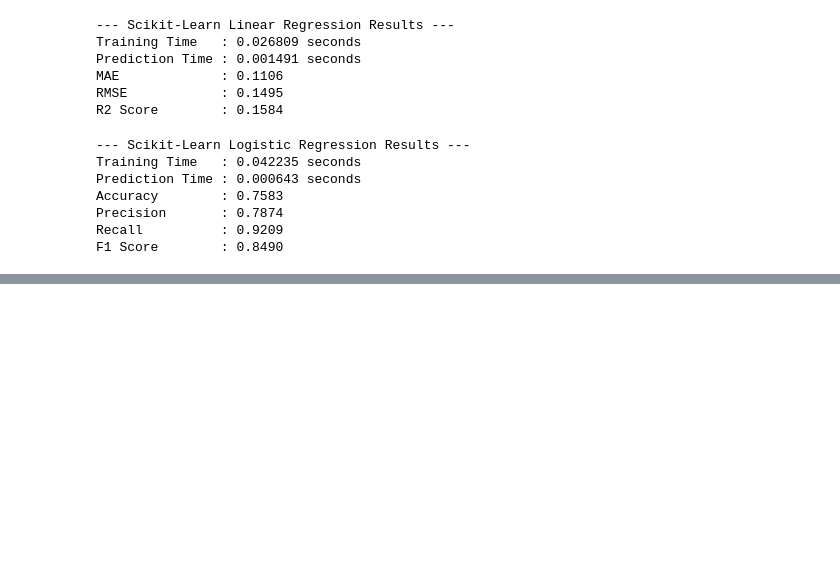
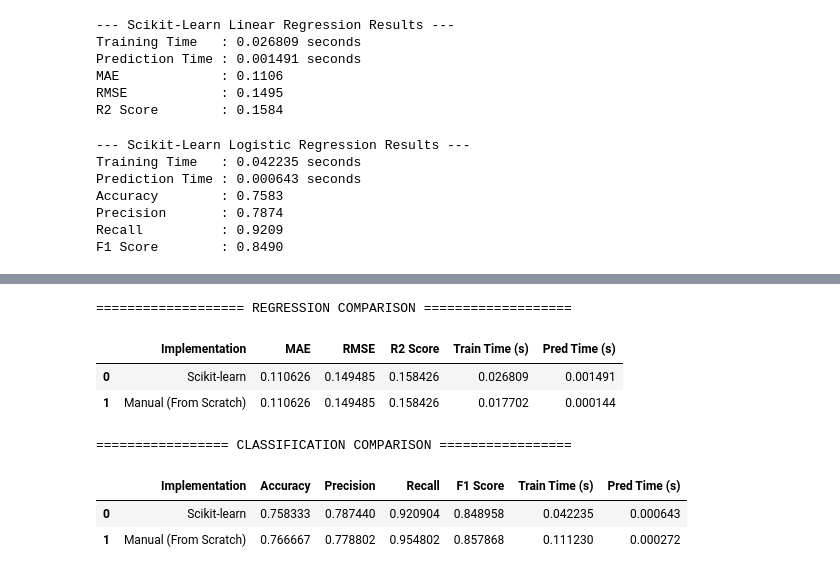
Before and after one commit to dasaniakanksha22-max/202618062_AKANKSHA_DASANI_DS605, a Jupyter notebook: 202618062_LAB05/202618062_lab05.ipynb, the cells around one changed output, grey strips where cells are left out. Cells and saved outputs as stored; diff of their text form; code cells hidden in the pictures; blank space fills up the shorter version.

```diff
--- a/202618062_LAB05/202618062_lab05.ipynb
+++ b/202618062_LAB05/202618062_lab05.ipynb
@@ -153,0 +371,40 @@ F1 Score        : 0.8490
+# %%
+# ==========================================
+# PART C - STEP 1: COMPARISON TABLES
+# ==========================================
+
+# 1. Regression Comparison Table
+reg_comparison = pd.DataFrame({
+    'Implementation': ['Scikit-learn', 'Manual (From Scratch)'],
+    'MAE': [mae_sklearn, mae_manual],
+    'RMSE': [rmse_sklearn, rmse_manual],
+    'R2 Score': [r2_sklearn, r2_manual],
+    'Train Time (s)': [sklearn_lr_train_time, manual_lr_train_time],
+    'Pred Time (s)': [sklearn_lr_pred_time, manual_lr_pred_time]
+})
+
+print("=================== REGRESSION COMPARISON ===================")
+display(reg_comparison)
+
+# 2. Classification Comparison Table
+clf_comparison = pd.DataFrame({
+    'Implementation': ['Scikit-learn', 'Manual (From Scratch)'],
+    'Accuracy': [acc_sklearn, acc_manual],
+    'Precision': [prec_sklearn, prec_manual],
+    'Recall': [rec_sklearn, rec_manual],
+    'F1 Score': [f1_sklearn, f1_manual],
+    'Train Time (s)': [sklearn_logreg_train_time, manual_logreg_train_time],
+    'Pred Time (s)': [sklearn_logreg_pred_time, manual_logreg_pred_time]
+})
+
+print("\n================= CLASSIFICATION COMPARISON =================")
+display(clf_comparison)
+# %% [output]
+=================== REGRESSION COMPARISON ===================
+|  | Implementation | MAE | RMSE | R2 Score | Train Time (s) | Pred Time (s) |
+| 0 | Scikit-learn | 0.110626 | 0.149485 | 0.158426 | 0.026809 | 0.001491 |
+| 1 | Manual (From Scratch) | 0.110626 | 0.149485 | 0.158426 | 0.017702 | 0.000144 |
+================= CLASSIFICATION COMPARISON =================
+|  | Implementation | Accuracy | Precision | Recall | F1 Score | Train Time (s) | Pred Time (s) |
+| 0 | Scikit-learn | 0.758333 | 0.787440 | 0.920904 | 0.848958 | 0.042235 | 0.000643 |
+| 1 | Manual (From Scratch) | 0.766667 | 0.778802 | 0.954802 | 0.857868 | 0.111230 | 0.000272 |
```
Also changed, not shown: parts of 6 cells of this notebook.
